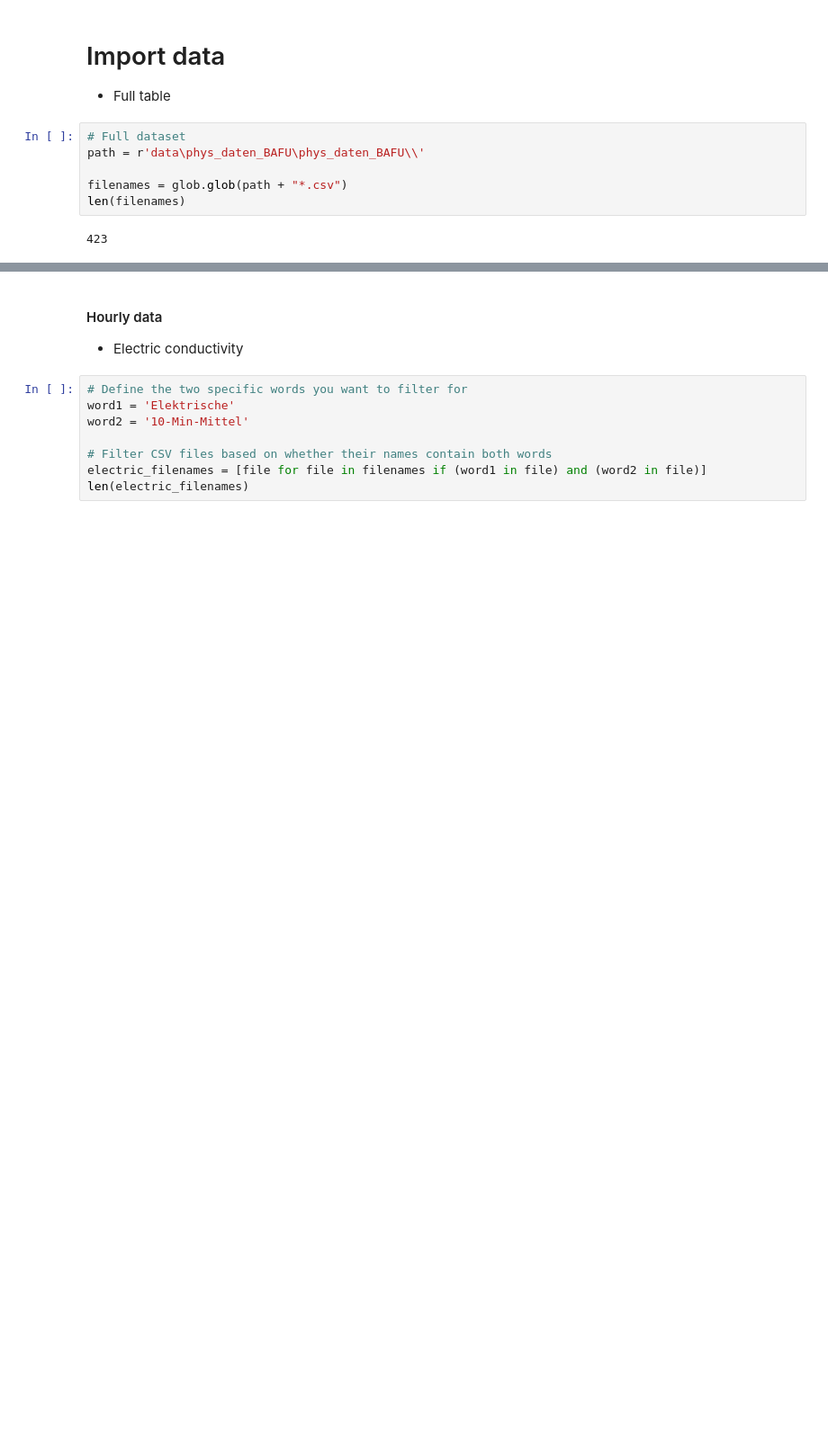
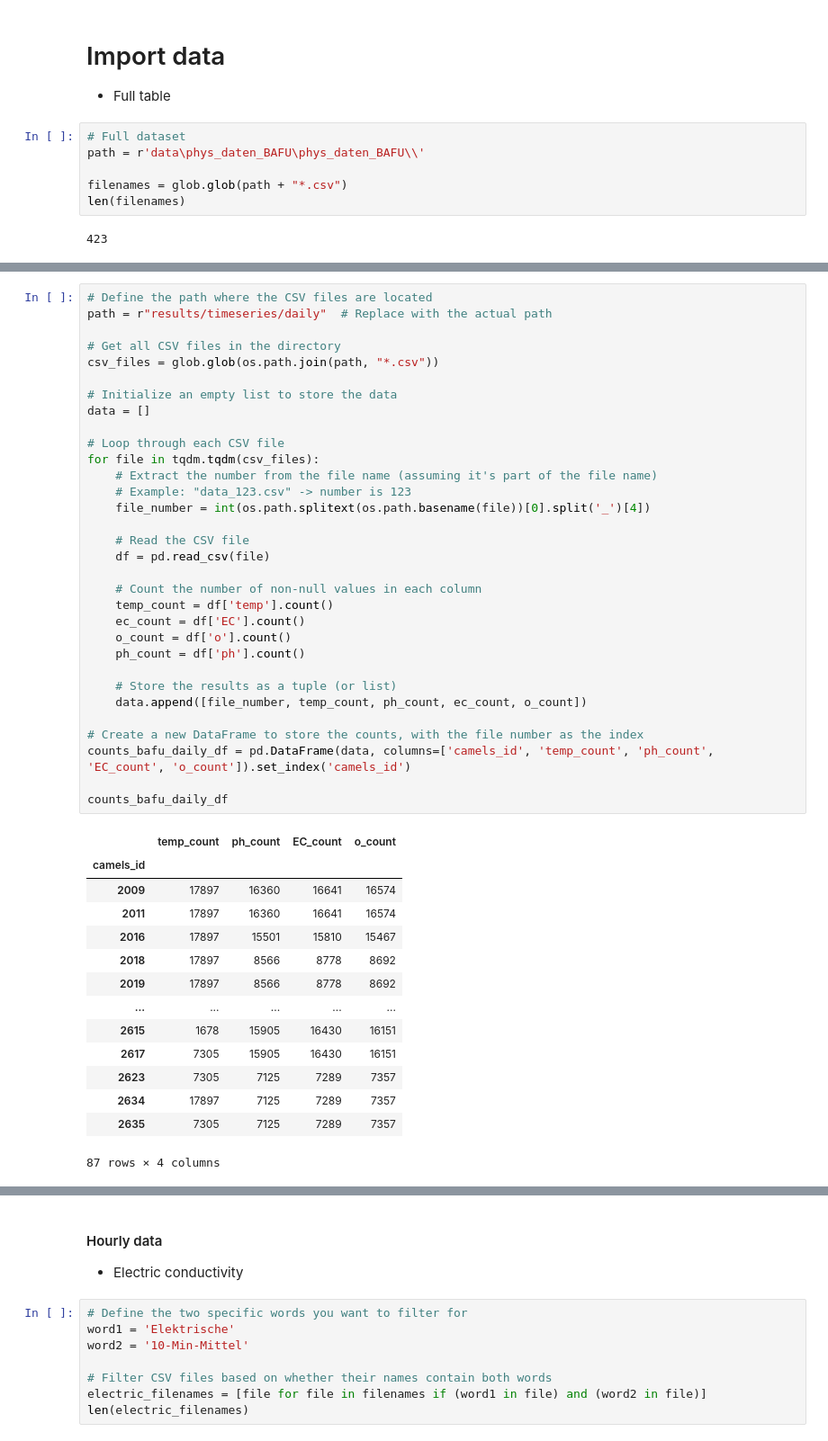
Before and after one commit to thiagovmdon/camels-ch-chem-paper, a Jupyter notebook: code/00_CAMELS_CH_CHEM_metadata.ipynb, the cells around one changed output, grey strips where cells are left out. Shown at 90% size. Saved outputs shown, nothing was run; the diff lists cells and outputs as text; blank space fills up the shorter version.

```diff
--- a/code/00_CAMELS_CH_CHEM_metadata.ipynb
+++ b/code/00_CAMELS_CH_CHEM_metadata.ipynb
@@ -77,0 +187,47 @@ len(filenames)
+# %%
+# Define the path where the CSV files are located
+path = r"results/timeseries/daily"  # Replace with the actual path
+
+# Get all CSV files in the directory
+csv_files = glob.glob(os.path.join(path, "*.csv"))
+
+# Initialize an empty list to store the data
+data = []
+
+# Loop through each CSV file
+for file in tqdm.tqdm(csv_files):
+    # Extract the number from the file name (assuming it's part of the file name)
+    # Example: "data_123.csv" -> number is 123
+    file_number = int(os.path.splitext(os.path.basename(file))[0].split('_')[4])
+
+    # Read the CSV file
+    df = pd.read_csv(file)
+
+    # Count the number of non-null values in each column
+    temp_count = df['temp'].count()
+    ec_count = df['EC'].count()
+    o_count = df['o'].count()
+    ph_count = df['ph'].count()
+
+    # Store the results as a tuple (or list)
+    data.append([file_number, temp_count, ph_count, ec_count, o_count])
+
+# Create a new DataFrame to store the counts, with the file number as the index
+counts_bafu_daily_df = pd.DataFrame(data, columns=['camels_id', 'temp_count', 'ph_count', 'EC_count', 'o_count']).set_index('camels_id')
+
+counts_bafu_daily_df
+# %% [output]
+|  | temp_count | ph_count | EC_count | o_count |
+| camels_id |  |  |  |  |
+| 2009 | 17897 | 16360 | 16641 | 16574 |
+| 2011 | 17897 | 16360 | 16641 | 16574 |
+| 2016 | 17897 | 15501 | 15810 | 15467 |
+| 2018 | 17897 | 8566 | 8778 | 8692 |
+| 2019 | 17897 | 8566 | 8778 | 8692 |
+| ... | ... | ... | ... | ... |
+| 2615 | 1678 | 15905 | 16430 | 16151 |
+| 2617 | 7305 | 15905 | 16430 | 16151 |
+| 2623 | 7305 | 7125 | 7289 | 7357 |
+| 2634 | 17897 | 7125 | 7289 | 7357 |
+| 2635 | 7305 | 7125 | 7289 | 7357 |
+87 rows × 4 columns
```
Also changed, not shown: parts of 7 cells of this notebook, 3 other files.
